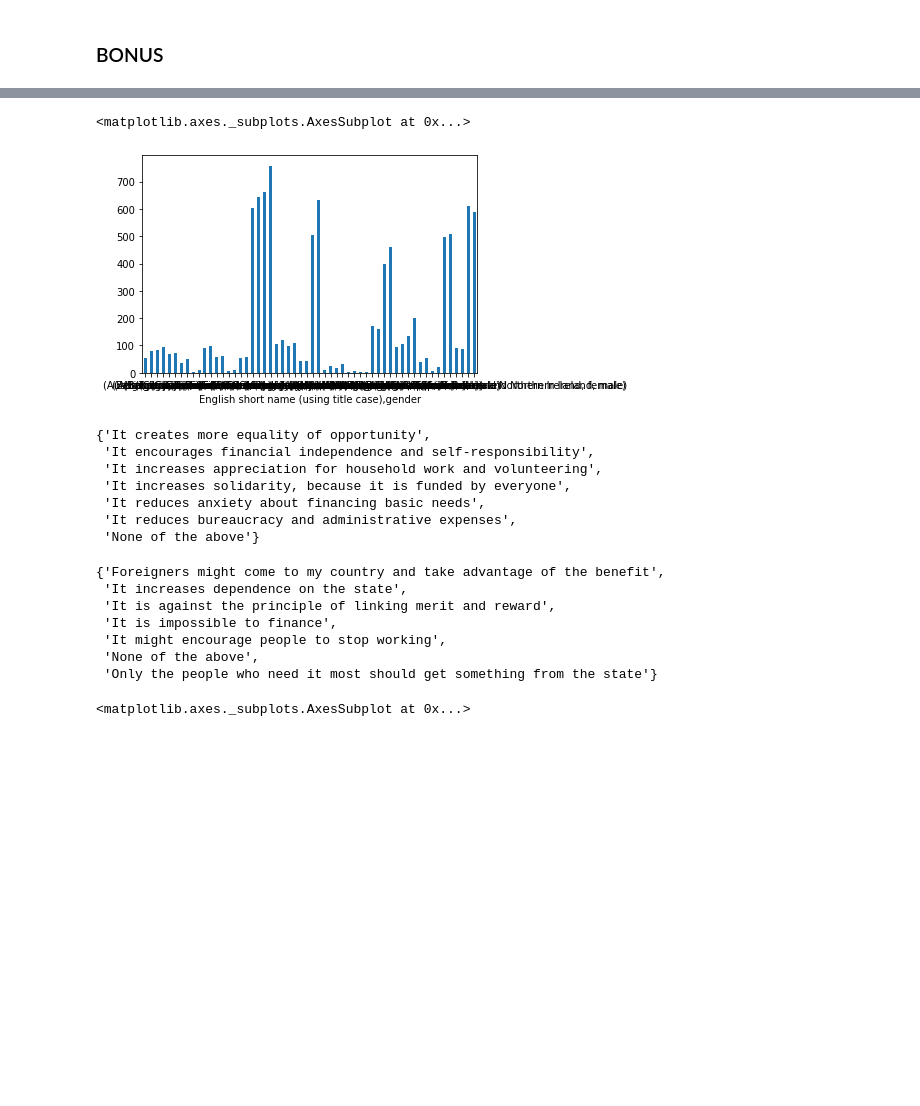
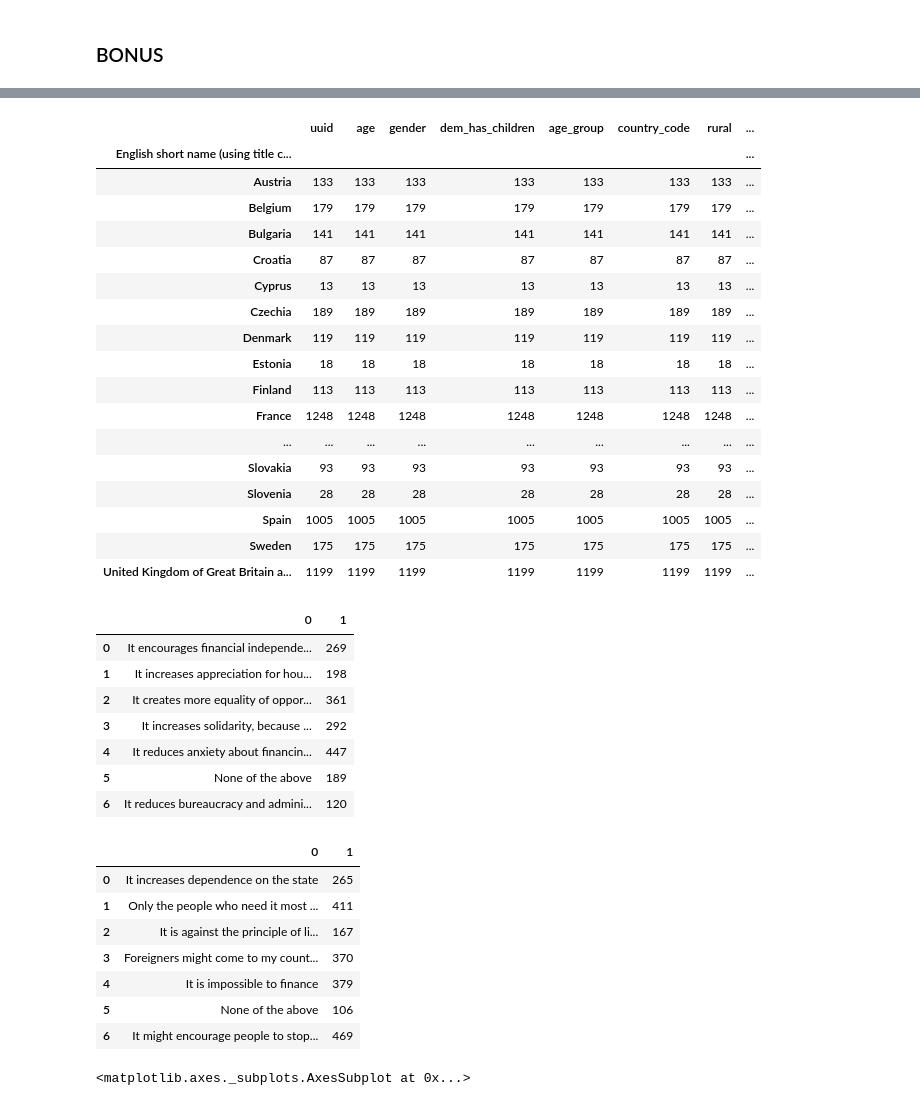
Before and after one commit to gojuangu/ih_datamadpt0420_project_m1, a Jupyter notebook: notebooks/cleaning_data.ipynb, the cells around one changed output, grey strips where cells are left out. Saved outputs shown, nothing was run; the diff lists cells and outputs as text; code cells hidden in the pictures; blank space fills up the shorter version.

```diff
--- a/notebooks/cleaning_data.ipynb
+++ b/notebooks/cleaning_data.ipynb
@@ -143,10 +192,25 @@ q = analysis_data(df_1,)
 # %%
-x = df_1.groupby(['English short name (using title case)', 'gender']).size()
+x = df_1.groupby(['English short name (using title case)']).count()
+x
+# %% [output]
+|  | uuid | age | gender | dem_has_children | age_group | country_code | rural | ... |
+| English short name (using title c... |  |  |  |  |  |  |  | ... |
+| Austria | 133 | 133 | 133 | 133 | 133 | 133 | 133 | ... |
+| Belgium | 179 | 179 | 179 | 179 | 179 | 179 | 179 | ... |
+| Bulgaria | 141 | 141 | 141 | 141 | 141 | 141 | 141 | ... |
+| Croatia | 87 | 87 | 87 | 87 | 87 | 87 | 87 | ... |
+| Cyprus | 13 | 13 | 13 | 13 | 13 | 13 | 13 | ... |
+| Czechia | 189 | 189 | 189 | 189 | 189 | 189 | 189 | ... |
+| Denmark | 119 | 119 | 119 | 119 | 119 | 119 | 119 | ... |
+| Estonia | 18 | 18 | 18 | 18 | 18 | 18 | 18 | ... |
+| Finland | 113 | 113 | 113 | 113 | 113 | 113 | 113 | ... |
+| France | 1248 | 1248 | 1248 | 1248 | 1248 | 1248 | 1248 | ... |
+| ... | ... | ... | ... | ... | ... | ... | ... | ... |
+| Slovakia | 93 | 93 | 93 | 93 | 93 | 93 | 93 | ... |
+| Slovenia | 28 | 28 | 28 | 28 | 28 | 28 | 28 | ... |
+| Spain | 1005 | 1005 | 1005 | 1005 | 1005 | 1005 | 1005 | ... |
+| Sweden | 175 | 175 | 175 | 175 | 175 | 175 | 175 | ... |
+| United Kingdom of Great Britain a... | 1199 | 1199 | 1199 | 1199 | 1199 | 1199 | 1199 | ... |
-# %%
-x.plot.bar(rot=0)
-# %% [output]
-<matplotlib.axes._subplots.AxesSubplot at 0x...>
-[figure, removed]
 # %%
 a = df_1['question_bbi_2016wave4_basicincome_argumentsfor'].to_list()
 all_r = []
@@ -156,15 +220,19 @@ for i in a:
 
 flat_list = [item.strip() for sublist in all_r for item in sublist]
 
-set(flat_list)
+
+
+j = [[x,flat_list.count(x)] for x in set(flat_list)]
+pd.DataFrame(j)
 # %% [output]
-{'It creates more equality of opportunity',
- 'It encourages financial independence and self-responsibility',
- 'It increases appreciation for household work and volunteering',
- 'It increases solidarity, because it is funded by everyone',
- 'It reduces anxiety about financing basic needs',
- 'It reduces bureaucracy and administrative expenses',
- 'None of the above'}
+|  | 0 | 1 |
+| 0 | It encourages financial independe... | 269 |
+| 1 | It increases appreciation for hou... | 198 |
+| 2 | It creates more equality of oppor... | 361 |
+| 3 | It increases solidarity, because ... | 292 |
+| 4 | It reduces anxiety about financin... | 447 |
+| 5 | None of the above | 189 |
+| 6 | It reduces bureaucracy and admini... | 120 |
 # %%
 a = df_1['question_bbi_2016wave4_basicincome_argumentsagainst'].to_list()
 all_r = []
@@ -174,15 +242,18 @@ for i in a:
 
 flat_list = [item.strip() for sublist in all_r for item in sublist]
 
-set(flat_list)
+
+j = [[x,flat_list.count(x)] for x in set(flat_list)]
+pd.DataFrame(j)
 # %% [output]
-{'Foreigners might come to my country and take advantage of the benefit',
- 'It increases dependence on the state',
- 'It is against the principle of linking merit and reward',
- 'It is impossible to finance',
- 'It might encourage people to stop working',
- 'None of the above',
- 'Only the people who need it most should get something from the state'}
+|  | 0 | 1 |
+| 0 | It increases dependence on the state | 265 |
+| 1 | Only the people who need it most ... | 411 |
+| 2 | It is against the principle of li... | 167 |
+| 3 | Foreigners might come to my count... | 370 |
+| 4 | It is impossible to finance | 379 |
+| 5 | None of the above | 106 |
+| 6 | It might encourage people to stop... | 469 |
 # %%
 import matplotlib
 # %%
```
Also changed, not shown: parts of 7 cells of this notebook, 5 other files.
